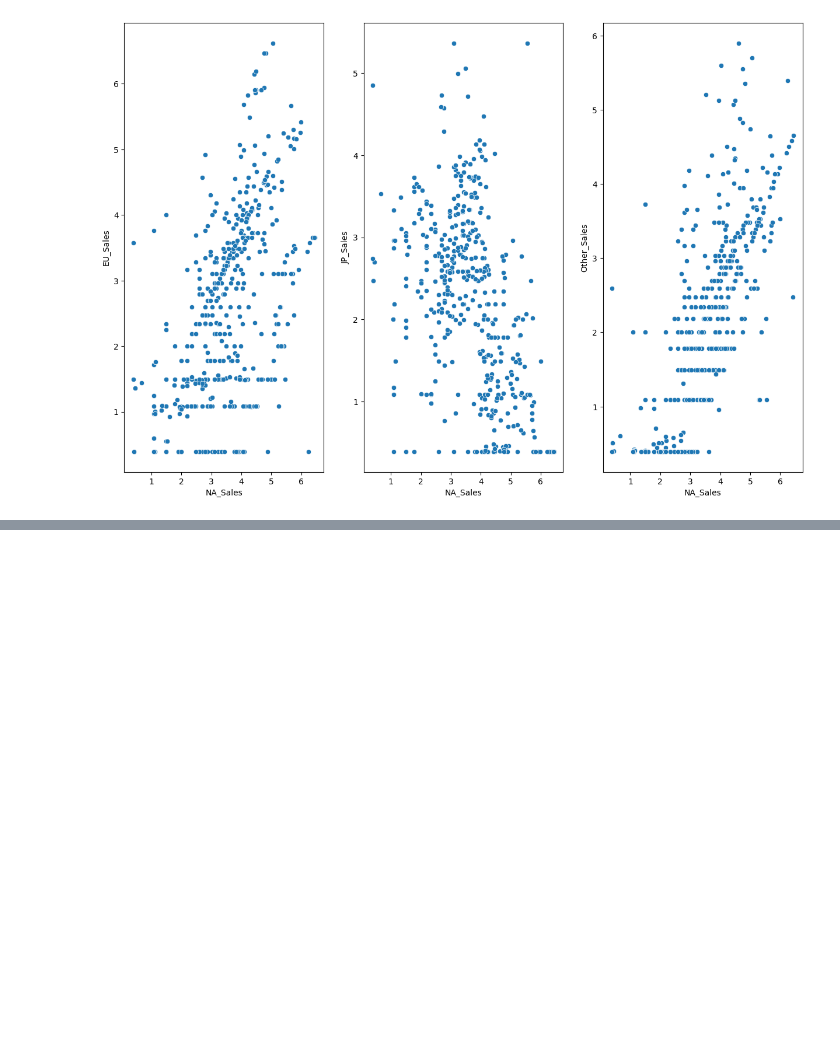
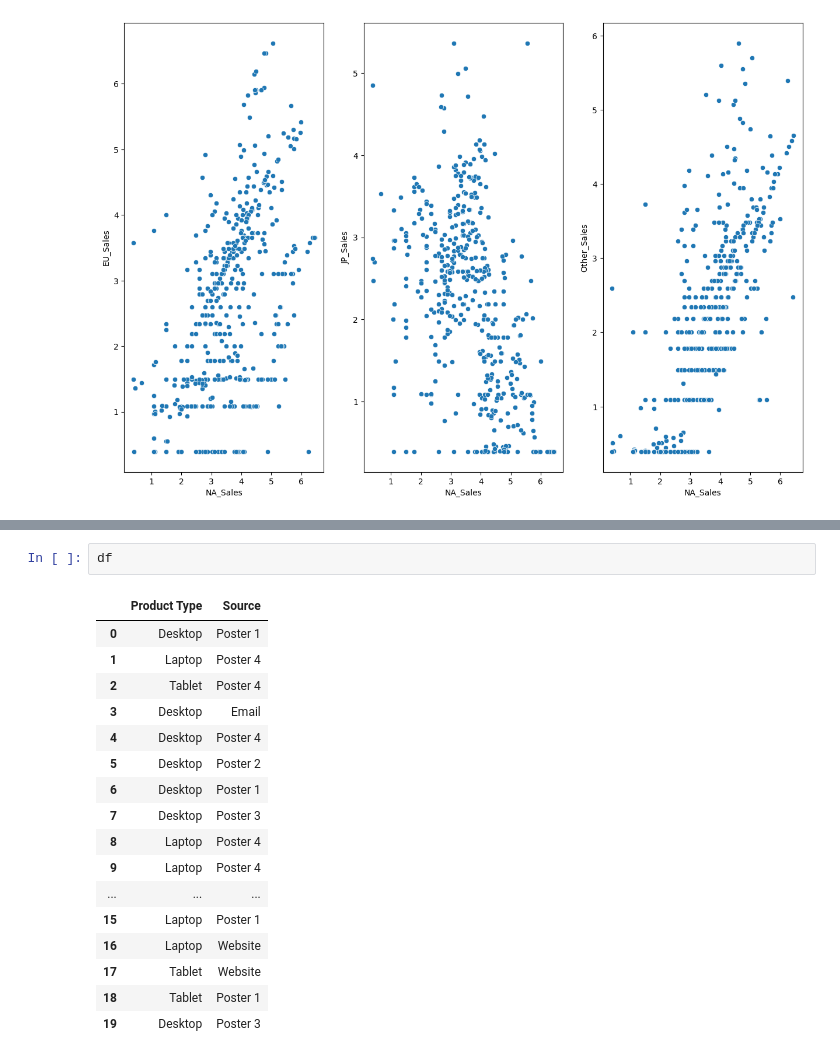
Before and after one commit to 94shreyas/Practise_Python, a Jupyter notebook: DAV2.ipynb, the cells around one changed output, grey strips where cells are left out. Drawn from its saved outputs; the diff is of its cells as text; blank space fills up the shorter version.

```diff
--- a/DAV2.ipynb
+++ b/DAV2.ipynb
@@ -256,0 +261,20 @@ sns.scatterplot(
+# %%
+df
+# %% [output]
+|  | Product Type | Source |
+| 0 | Desktop | Poster 1 |
+| 1 | Laptop | Poster 4 |
+| 2 | Tablet | Poster 4 |
+| 3 | Desktop | Email |
+| 4 | Desktop | Poster 4 |
+| 5 | Desktop | Poster 2 |
+| 6 | Desktop | Poster 1 |
+| 7 | Desktop | Poster 3 |
+| 8 | Laptop | Poster 4 |
+| 9 | Laptop | Poster 4 |
+| ... | ... | ... |
+| 15 | Laptop | Poster 1 |
+| 16 | Laptop | Website |
+| 17 | Tablet | Website |
+| 18 | Tablet | Poster 1 |
+| 19 | Desktop | Poster 3 |
```
Also changed, not shown: parts of 2 cells of this notebook.
